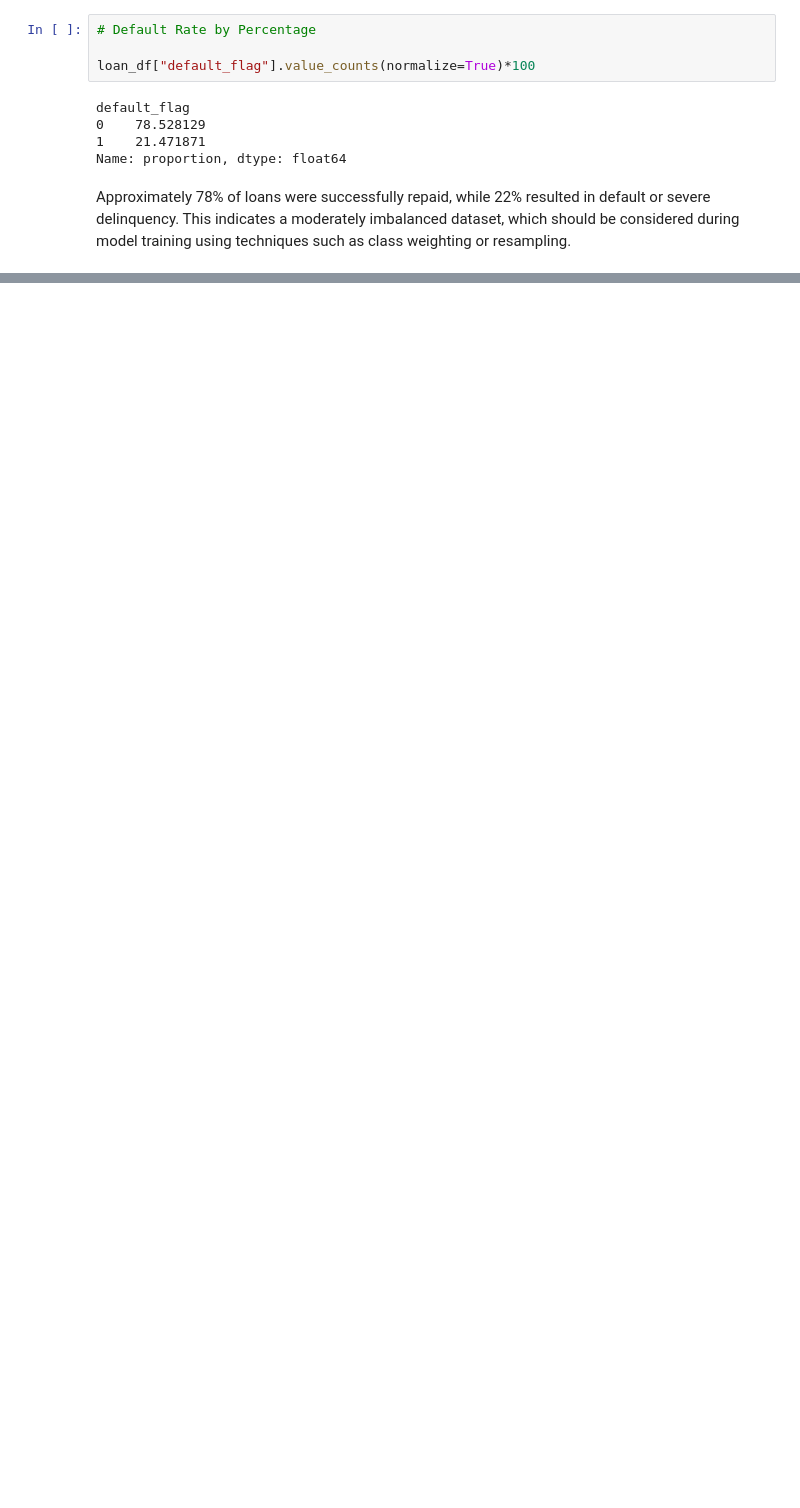
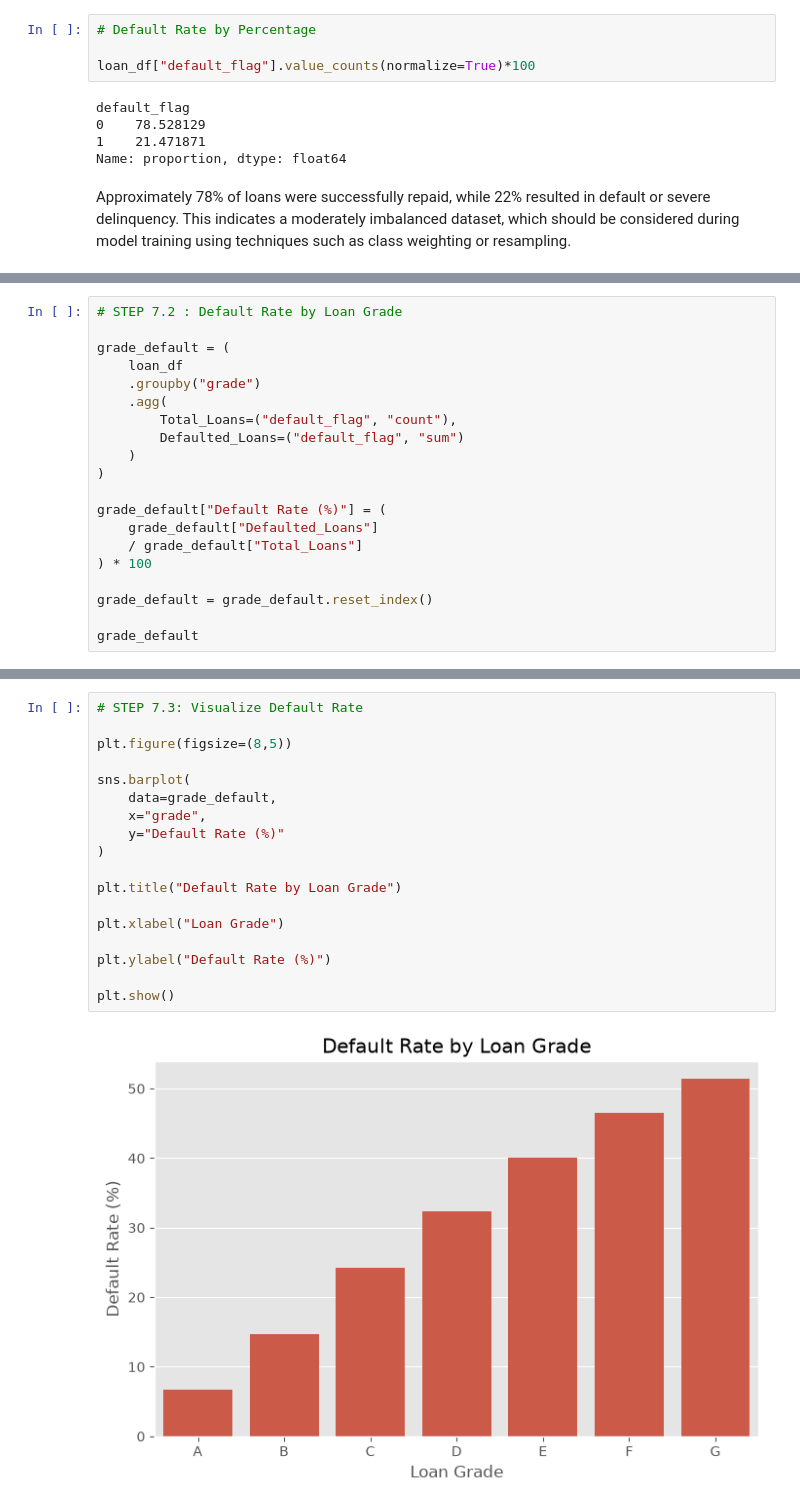
Before and after one commit to purvapatil565/Credit-Risk-Portfolio-Analytics, a Jupyter notebook: notebooks/04_exploratory_data_analysis.ipynb, the cells around one changed output, grey strips where cells are left out. Saved outputs shown, nothing was run; the diff lists cells and outputs as text; blank space fills up the shorter version.

```diff
--- a/notebooks/04_exploratory_data_analysis.ipynb
+++ b/notebooks/04_exploratory_data_analysis.ipynb
@@ -509,0 +587,20 @@ Approximately 78% of loans were successfully repaid, while 22% resulted in defau
+# %%
+# STEP 7.2 : Default Rate by Loan Grade
+
+grade_default = (
+    loan_df
+    .groupby("grade")
+    .agg(
+        Total_Loans=("default_flag", "count"),
+        Defaulted_Loans=("default_flag", "sum")
+    )
+)
+
+grade_default["Default Rate (%)"] = (
+    grade_default["Defaulted_Loans"]
+    / grade_default["Total_Loans"]
+) * 100
+
+grade_default = grade_default.reset_index()
+
+grade_default
@@ -509,0 +616,20 @@ Approximately 78% of loans were successfully repaid, while 22% resulted in defau
+# %%
+# STEP 7.3: Visualize Default Rate
+
+plt.figure(figsize=(8,5))
+
+sns.barplot(
+    data=grade_default,
+    x="grade",
+    y="Default Rate (%)"
+)
+
+plt.title("Default Rate by Loan Grade")
+
+plt.xlabel("Loan Grade")
+
+plt.ylabel("Default Rate (%)")
+
+plt.show()
+# %% [output]
+[figure, added]
```
Also changed, not shown: parts of 25 cells of this notebook.
